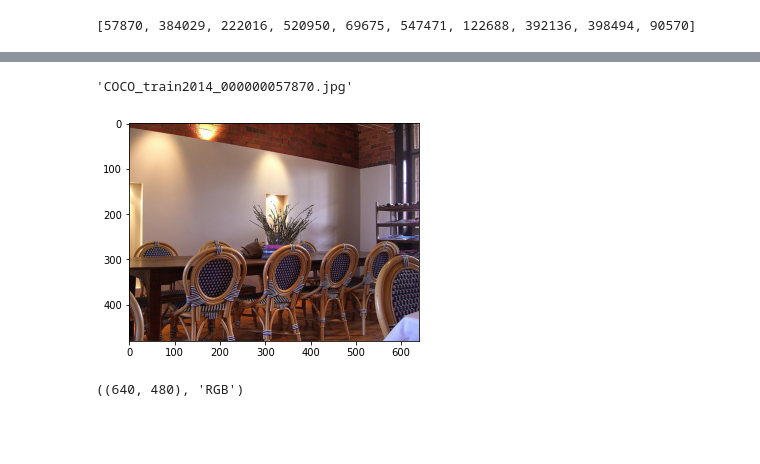
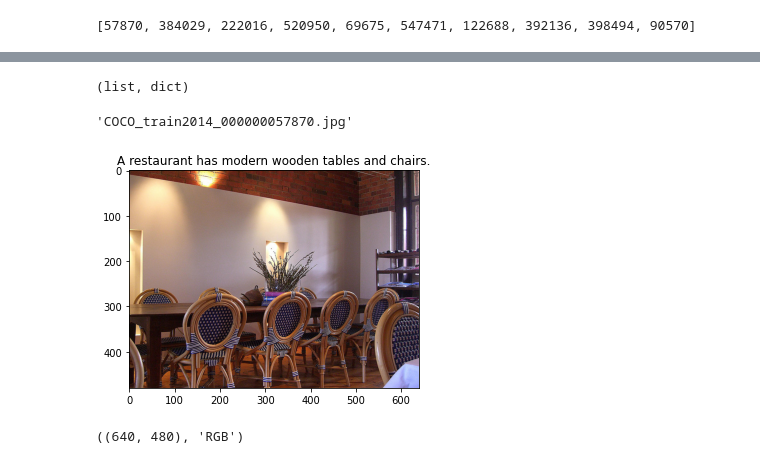
Before and after one commit to dipam7/NLP, a Jupyter notebook: Image_captioning/image_captioning.ipynb, the cells around one changed output, grey strips where cells are left out. Saved outputs shown, nothing was run; the diff lists cells and outputs as text; code cells hidden in the pictures; blank space fills up the shorter version.

```diff
--- a/Image_captioning/image_captioning.ipynb
+++ b/Image_captioning/image_captioning.ipynb
@@ -105,6 +103,10 @@ anns
  {'caption': 'A table is adorned with wooden chairs with blue accents.',
   'id': 794853,
   'image_id': 57870}]
+# %%
+type(anns), type(anns[0])
+# %% [output]
+(list, dict)
 # %%
 file = coco.loadImgs(img_id)[0]['file_name']
 file
@@ -113,9 +115,10 @@ file
 # %%
 p = path/"train2014"/file
 im = Image.open(p)
-plt.imshow(im);
+plt.imshow(im)
+plt.title(anns[0]['caption']);
 # %% [output]
-[figure, old version]
+[figure, new version]
 # %%
 im.size, im.mode
 # %% [output]
```
Also changed, not shown: parts of 38 cells of this notebook, 3 other files.
